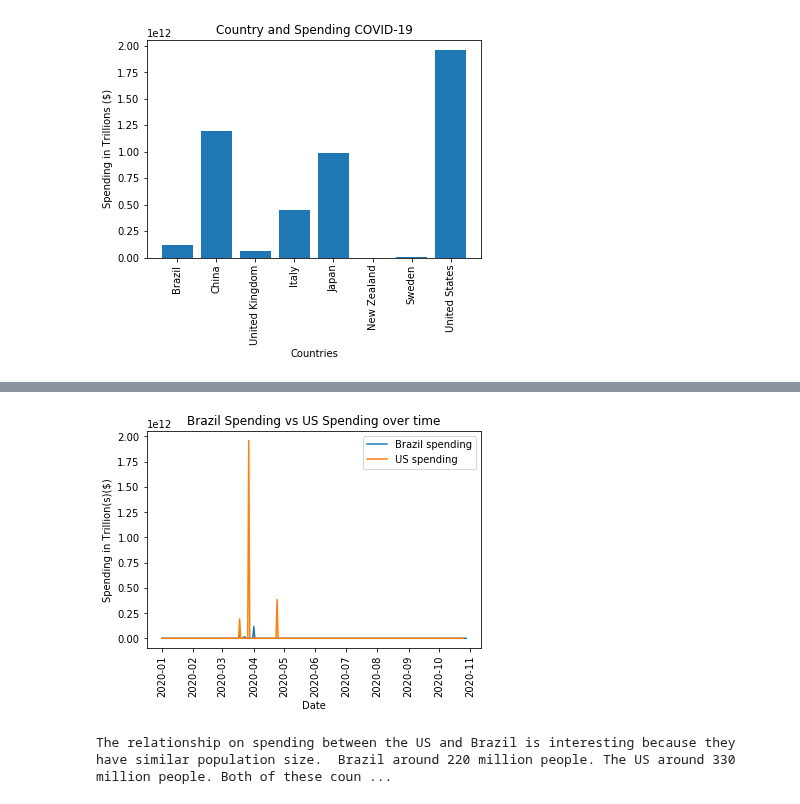
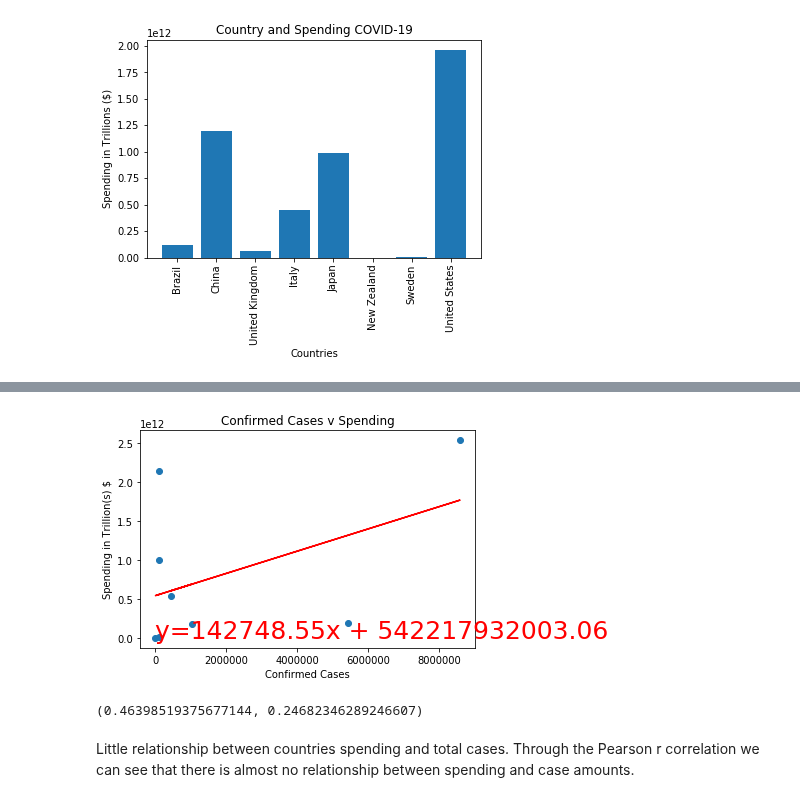
Before and after one commit to rejane-b/Project_1, a Jupyter notebook: Rankings.ipynb, the cells around one changed output, grey strips where cells are left out. Cells and saved outputs as stored; diff of their text form; code cells hidden in the pictures.

```diff
--- a/Rankings.ipynb
+++ b/Rankings.ipynb
@@ -886,15 +688,21 @@ UK spending is interesting because it is very little compared to counterpart in
-# %%
-#brazil v us economic spending
-plt.plot(brazil['Date'],brazil['E3_Fiscal_measures'], label='Brazil spending')
-plt.plot(us['Date'],us['E3_Fiscal_measures'], label='US spending')
-plt.xticks(rotation='vertical')
-plt.title('Brazil Spending vs US Spending over time')
-plt.xlabel('Date')
-plt.ylabel('Spending in Trillion(s)($)')
-plt.legend()
-plt.show()
-
-print('The relationship on spending between the US and Brazil is interesting because they have similar population size.  Brazil around 220 million people. The US around 330 million people. Both of these countries also had some of the most cases in the world.  The US had 8 million cases and Brazil had little over 5.5million cases.')
-# %% [output]
-[figure, removed]
-The relationship on spending between the US and Brazil is interesting because they have similar population size.  Brazil around 220 million people. The US around 330 million people. Both of these coun ...
+# %%
+x_values = money['Confirmed Cases']
+y_values = money['Total Spending']
+(slope, intercept, rvalue, pvalue, stdeer) = linregress(x_values,y_values)
+regress_values = x_values*slope+intercept
+line_eq = 'y=' +str(round(slope,2))+'x + ' +str(round(intercept,2))
+plt.scatter(x_values, y_values)
+plt.plot(x_values,regress_values,'r-')
+plt.annotate(line_eq,(15,10),fontsize = 25, color='red')
+plt.title('Confirmed Cases v Spending')
+plt.xlabel('Confirmed Cases')
+plt.ylabel('Spending in Trillion(s) $')
+plt.show()
+
+correlation = st.pearsonr(money['Confirmed Cases'],money['Total Spending'] )
+correlation
+# %% [output]
+[figure, added]
+(0.46398519375677144, 0.24682346289246607)
+# %% [markdown]
+Little relationship between countries spending and total cases. Through the Pearson r correlation we can see that there is almost no relationship between spending and case amounts.
```
Also changed, not shown: parts of 19 cells of this notebook, 2 other files.
